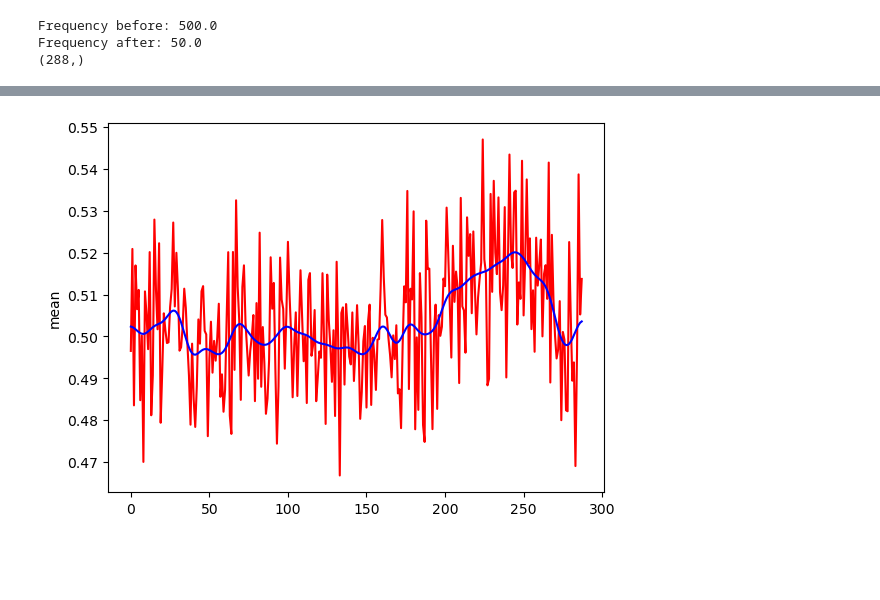
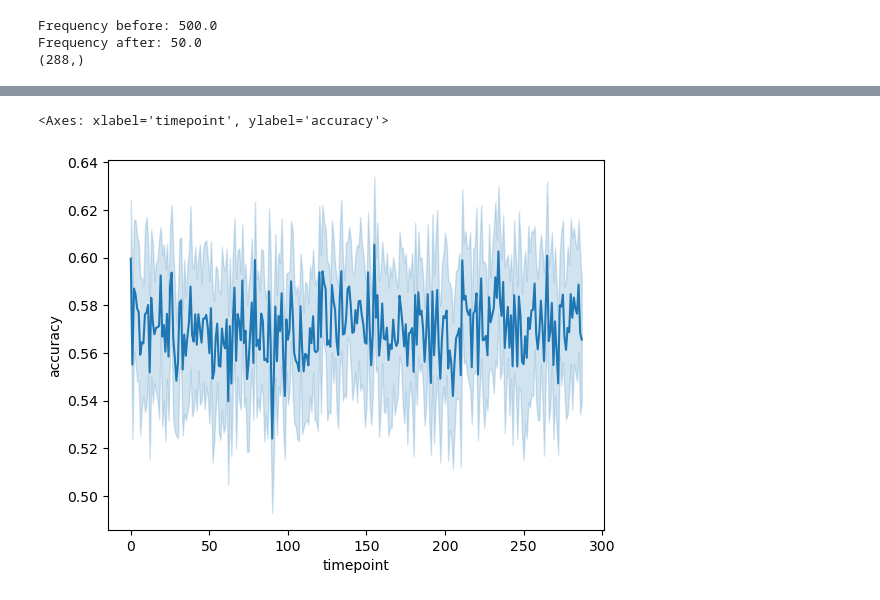
Before and after one commit to unthrived/master-thesis, a Jupyter notebook: 2_results_sns_deci.ipynb, the cells around one changed output, grey strips where cells are left out. Drawn from its saved outputs; the diff is of its cells as text; code cells hidden in the pictures; blank space fills up the shorter version.

```diff
--- a/2_results_sns_deci.ipynb
+++ b/2_results_sns_deci.ipynb
@@ -109,16 +16,0 @@ plt.plot(df['mean_filtered'], color = 'red')
-# %%
-sns.lineplot(data=df,
-             x=df.index,
-             y='mean',
-             # err_style="bars",
-             errorbar=('ci',95),
-             color='red')
-sns.lineplot(data=df,
-            x=df.index,
-            y='mean_filtered',
-            errorbar=('ci',95),
-            color='blue')
-
-plt.show()
-# %% [output]
-[figure, removed]
@@ -133,0 +21,15 @@ plt.show()
+# %%
+
+df_deci = pd.DataFrame(columns=['subject', 'timepoint', 'accuracy'])
+data = np.load('results_deci_rf/timepoint_decision_weightless_0.npy', allow_pickle=True)
+timepoints = len(data[0])
+rows = []
+for subject in range(26):
+    for timepoint in range(timepoints):
+        rows.append({'subject': subject, 'timepoint': timepoint, 'accuracy': data[subject][timepoint]})
+df_deci = pd.DataFrame(rows)
+# %%
+sns.lineplot(x="timepoint", y="accuracy", data=df_deci)
+# %% [output]
+<Axes: xlabel='timepoint', ylabel='accuracy'>
+[figure, added]
```
Also changed, not shown: parts of 15 cells of this notebook, 1 other file.
